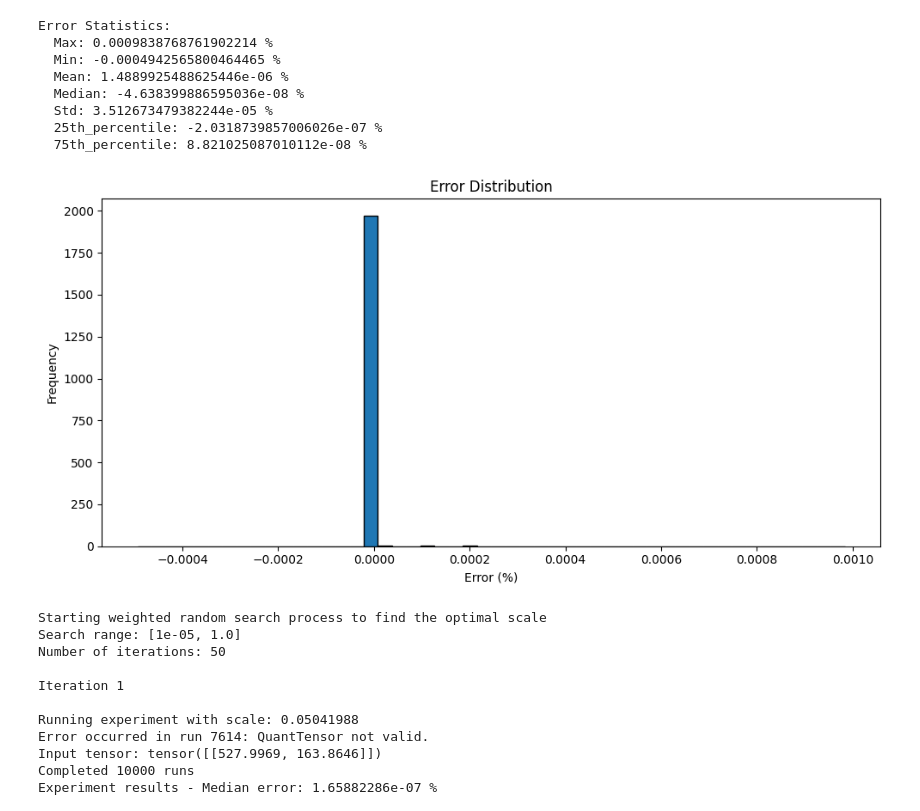
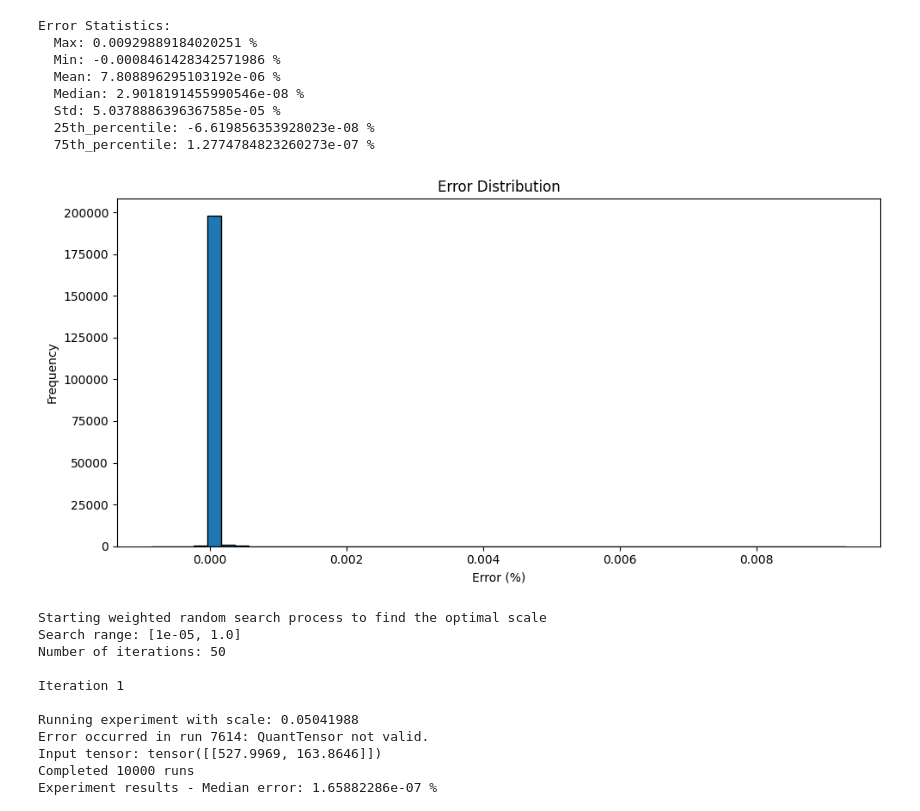
Before and after one commit to GiulioMa/laser_RL, a Jupyter notebook: 1_Benchmarking_Brevitas_quant.ipynb, the cells around one changed output. Saved outputs shown, nothing was run; the diff lists cells and outputs as text; code cells hidden in the pictures.

```diff
--- a/1_Benchmarking_Brevitas_quant.ipynb
+++ b/1_Benchmarking_Brevitas_quant.ipynb
@@ -5,7 +5,7 @@ import numpy as np
 from utils import create_input_tensor
 import matplotlib.pyplot as plt
 
-scale = 1/32000.
+scale = 0.00112884
 
 # Initialize model and set device
 hidden_sizes = [core.N_HIDDEN_1, core.N_HIDDEN_2]
@@ -42,7 +42,7 @@ def calculate_error_stats(error_list):
   }
 
 # Initialize variables
-N_RUNS = 1000
+N_RUNS = 100000
 errors = []
 
 # Run inference once to cache quantized weights and biases
@@ -66,41 +66,41 @@ for _ in range(N_RUNS):
       out_brevitas_int = out_brevitas.int().cpu().numpy().astype(np.int64)
   except Exception as e:
       print(f"Error occurred: {e}")
       print(f"Input tensor: {in_float}")
       continue
 
   X_sw = in_float.divide(scale).view(-1, 1).cpu().numpy().astype(np.int64)
   Y_pred_64 = forward_pass_sw(X_sw, W1_sw, b1_sw, W2_sw, b2_sw, W3_sw, b3_sw)
 
   # Calculate and append errors for both outputs
   for i in range(2):
       error = (out_brevitas_int[:, i] - Y_pred_64[i, 0]) / Y_pred_64[i, 0]
       errors.append(error[0])
 
 # Calculate and print error statistics
 stats = calculate_error_stats(errors)
 print("Error Statistics:")
 for stat_name, stat_value in stats.items():
   print(f"  {stat_name.capitalize()}: {stat_value} %")
 
 # Plot error distribution
 plt.figure(figsize=(10, 5))
 plt.hist(errors, bins=50, edgecolor='black')
 plt.title('Error Distribution')
 plt.xlabel('Error (%)')
 plt.ylabel('Frequency')
 plt.tight_layout()
 plt.show()
 # %% [output]
 Error Statistics:
-  Max: 0.0009838768761902214 %
-  Min: -0.0004942565800464465 %
-  Mean: 1.4889925488625446e-06 %
-  Median: -4.638399886595036e-08 %
-  Std: 3.512673479382244e-05 %
-  25th_percentile: -2.0318739857006026e-07 %
-  75th_percentile: 8.821025087010112e-08 %
+  Max: 0.00929889184020251 %
+  Min: -0.0008461428342571986 %
+  Mean: 7.808896295103192e-06 %
+  Median: 2.9018191455990546e-08 %
+  Std: 5.0378886396367585e-05 %
+  25th_percentile: -6.619856353928023e-08 %
+  75th_percentile: 1.2774784823260273e-07 %
-[figure, old version]
+[figure, new version]
 # %%
 import random
 # %%
```
